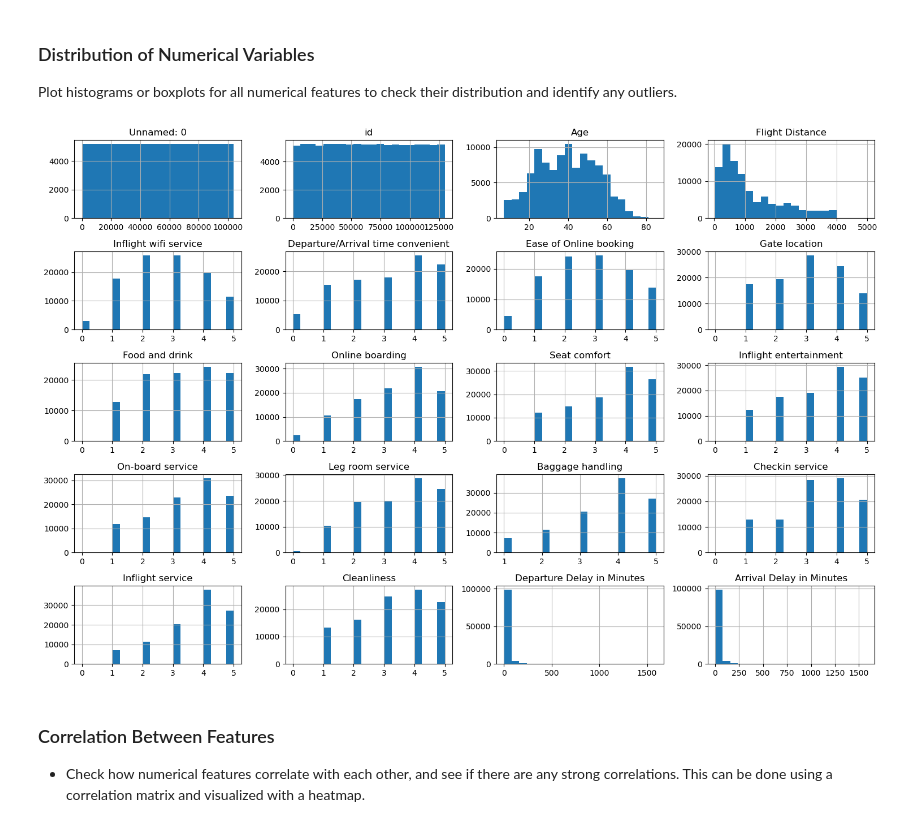
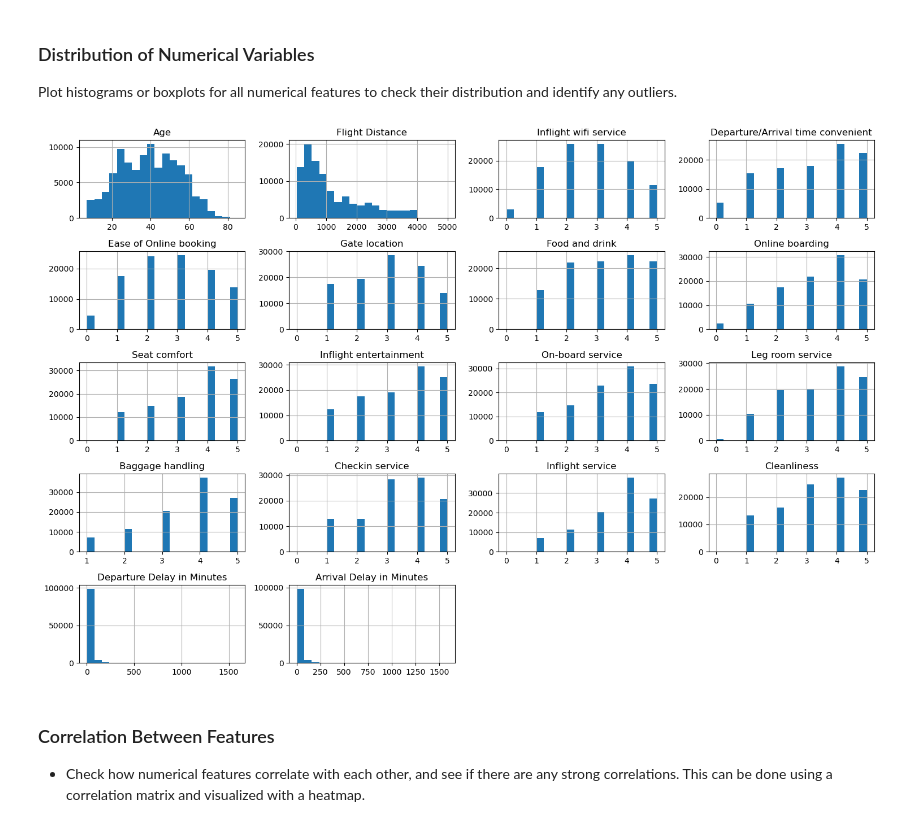
Before and after one commit to UBC-MDS/DSCI_522_group12, a Jupyter notebook: notebooks/airline_passenger_satisfaction_predictor.ipynb, the cells around one changed output. Drawn from its saved outputs; the diff is of its cells as text; code cells hidden in the pictures.

```diff
--- a/notebooks/airline_passenger_satisfaction_predictor.ipynb
+++ b/notebooks/airline_passenger_satisfaction_predictor.ipynb
@@ -145,21 +144,23 @@ Plot histograms or boxplots for all numerical features to check their distributi
 # %%
 import matplotlib.pyplot as plt
 import seaborn as sns
+
+data = data.drop(['Unnamed: 0', 'id'], axis=1)
 
 # Histograms for numerical features
 data.hist(bins=20, figsize=(15, 10))
 plt.tight_layout()
 plt.show()
 
 # Boxplots for numerical features
 #numerical_cols = data.select_dtypes(include=['float64', 'int64']).columns
 #for col in numerical_cols:
 #    plt.figure(figsize=(8, 4))
 #    sns.boxplot(x=data[col])
 #    plt.title(f'Boxplot of {col}')
 #    plt.show()
 # %% [output]
-[figure, old version]
+[figure, new version]
 # %% [markdown]
 ### Correlation Between Features
 - Check how numerical features correlate with each other, and see if there are any strong correlations. This can be done using a correlation matrix and visualized with a heatmap.
```
Also changed, not shown: parts of 9 cells of this notebook.
